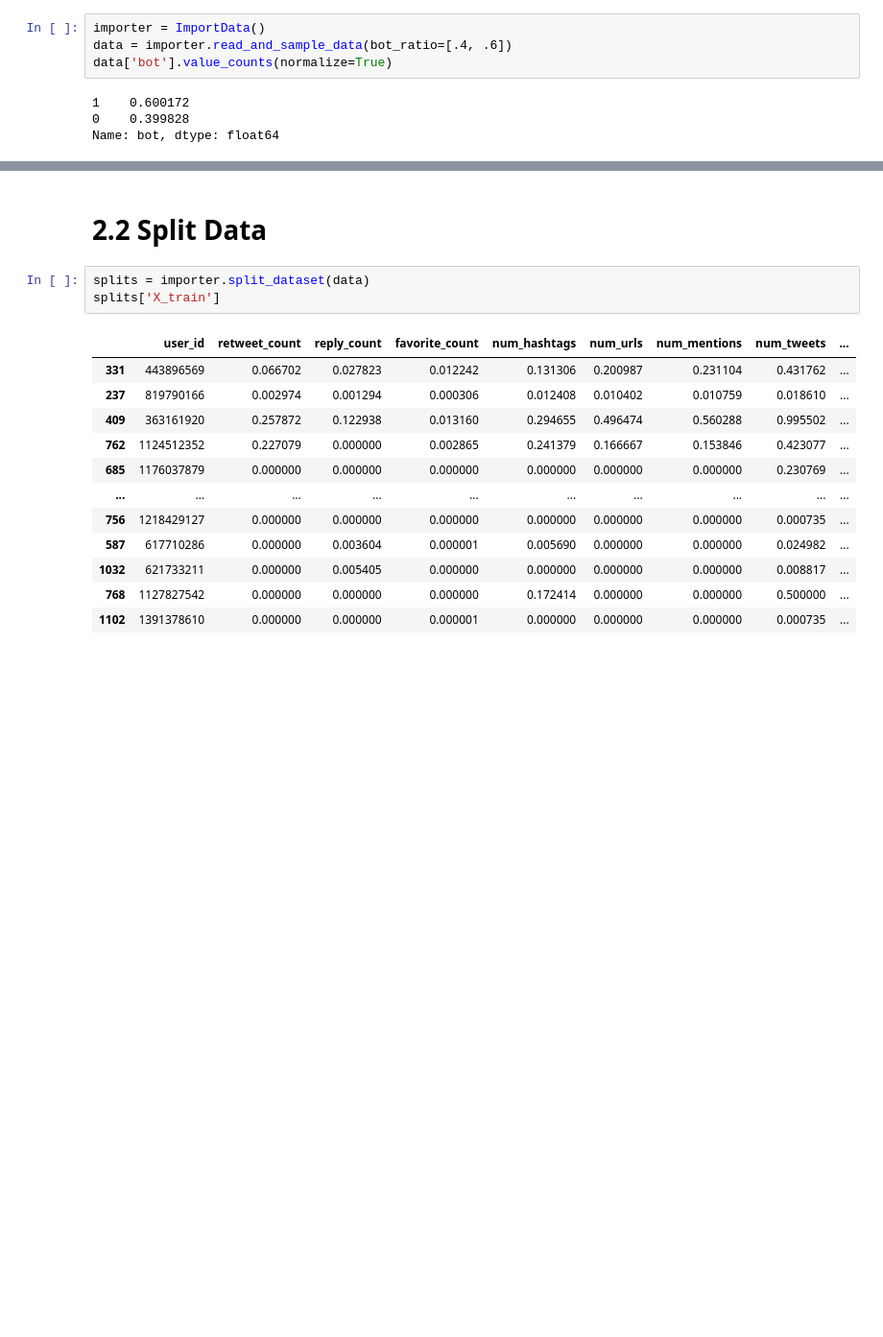
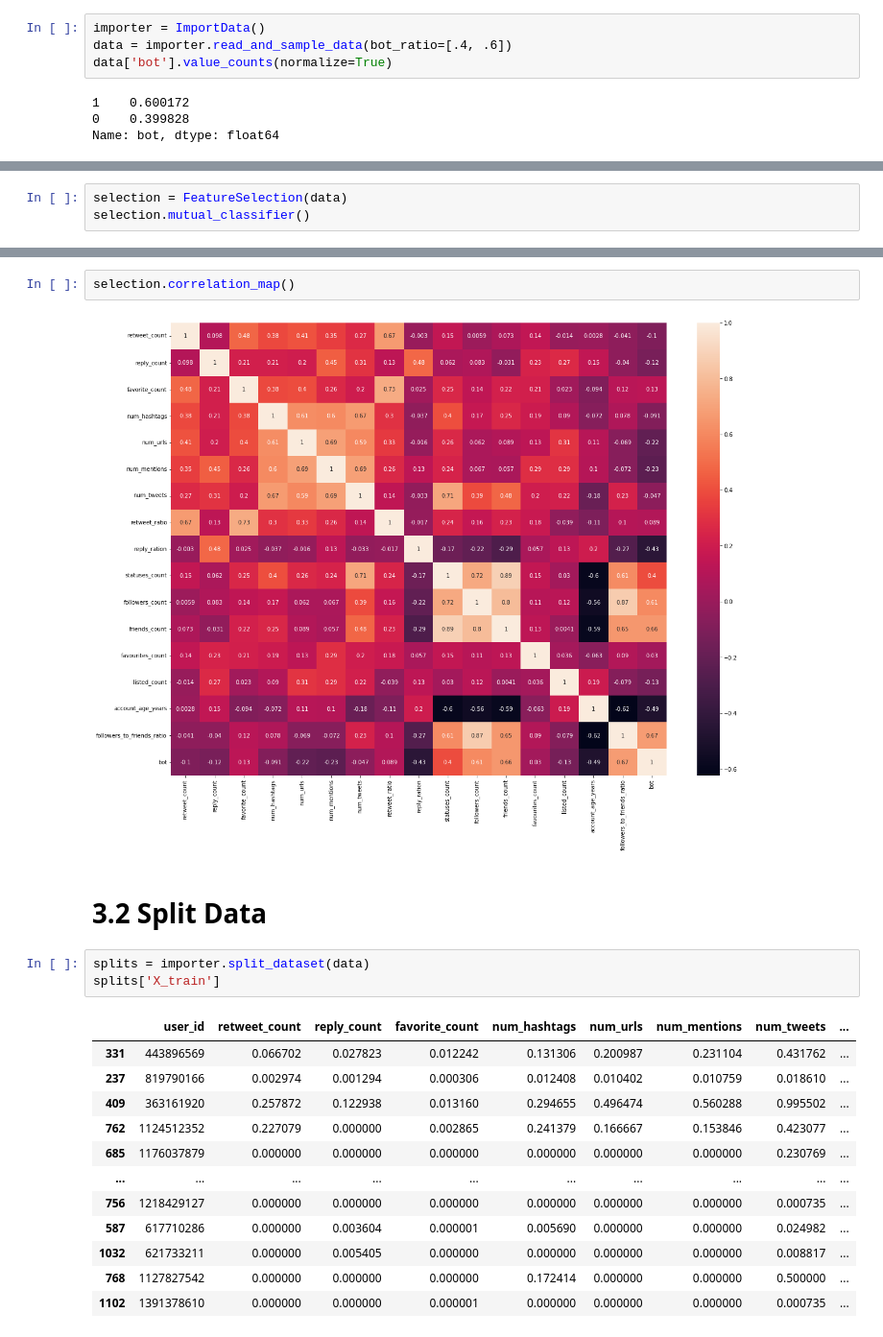
Before and after one commit to JManuelAG/Capstone, a Jupyter notebook: Code_Testing/test_main.ipynb, the cells around one changed output, grey strips where cells are left out. Shown at 96% size. Saved outputs shown, nothing was run; the diff lists cells and outputs as text; blank space fills up the shorter version.

Commit message:
Created a Feature Selection Class

```diff
--- a/Code_Testing/test_main.ipynb
+++ b/Code_Testing/test_main.ipynb
@@ -50,0 +54,3 @@ Name: bot, dtype: float64
+# %%
+selection = FeatureSelection(data)
+selection.mutual_classifier()
@@ -51,5 +75,9 @@ Name: bot, dtype: float64
+# %%
+selection.correlation_map()
+# %% [output]
+[figure, added]
 # %% [markdown]
-# 2.2 Split Data
+# 3.2 Split Data
 # %%
 splits = importer.split_dataset(data)
 splits['X_train']
```
Also changed, not shown: parts of 3 cells of this notebook, 3 other files.
